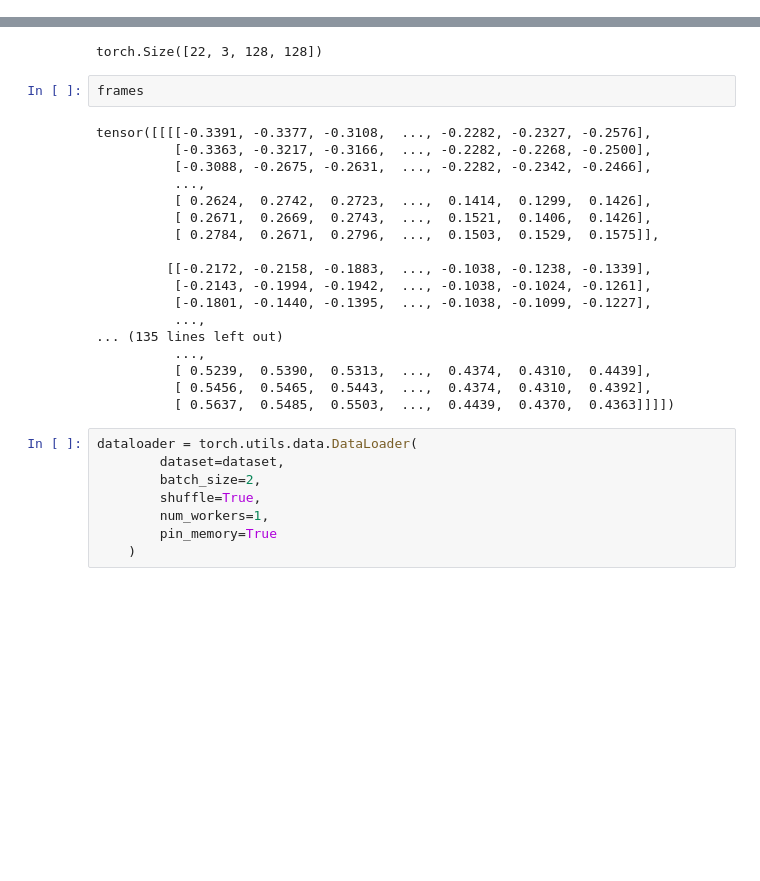
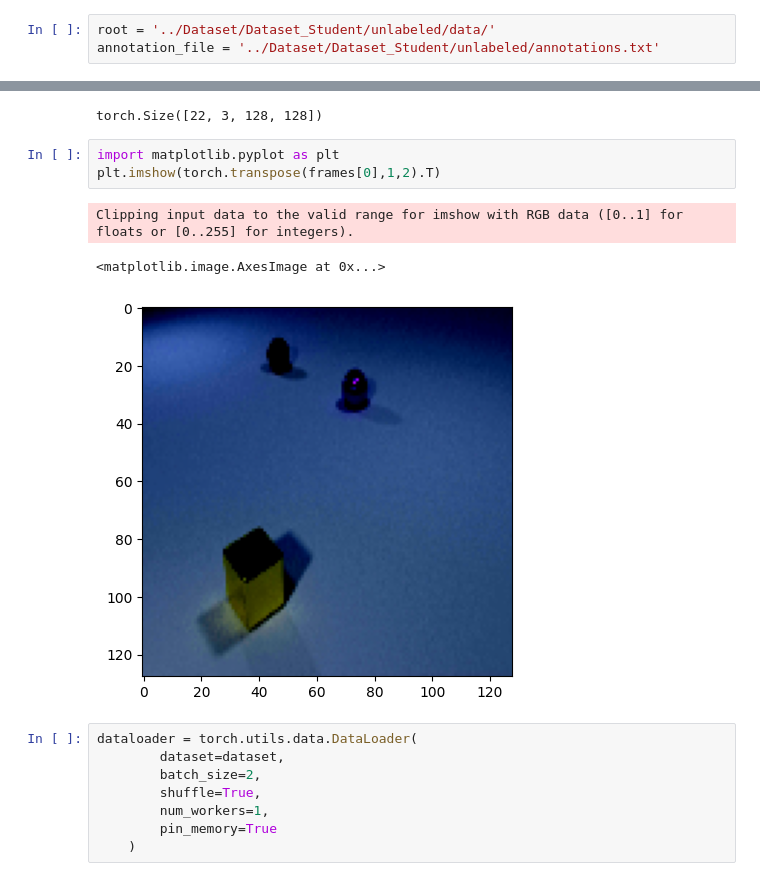
Before and after one commit to gbugli/DL_project_2023, a Jupyter notebook: temp.ipynb, the cells around one changed output, grey strips where cells are left out. Saved outputs shown, nothing was run; the diff lists cells and outputs as text; blank space fills up the shorter version.

```diff
--- a/temp.ipynb
+++ b/temp.ipynb
@@ -19,6 +22,9 @@ Requirement already satisfied: einops in /Users/luiginoto/opt/miniconda3/envs/pD
 # %%
 root = '/Users/luiginoto/Downloads/Dataset_Student/unlabeled/data/'
 annotation_file = '/Users/luiginoto/Downloads/Dataset_Student/unlabeled/annotations.txt'
+# %%
+root = '../Dataset/Dataset_Student/unlabeled/data/'
+annotation_file = '../Dataset/Dataset_Student/unlabeled/annotations.txt'
 # %%
 # transform_train = transforms.Compose([
 #     #transforms.RandomCrop(32, padding=4),
@@ -52,26 +58,13 @@ frames = sample[0]
 frames.shape
 # %% [output]
 torch.Size([22, 3, 128, 128])
-# %%
-frames
-# %% [output]
-tensor([[[[-0.3391, -0.3377, -0.3108,  ..., -0.2282, -0.2327, -0.2576],
-          [-0.3363, -0.3217, -0.3166,  ..., -0.2282, -0.2268, -0.2500],
-          [-0.3088, -0.2675, -0.2631,  ..., -0.2282, -0.2342, -0.2466],
-          ...,
-          [ 0.2624,  0.2742,  0.2723,  ...,  0.1414,  0.1299,  0.1426],
-          [ 0.2671,  0.2669,  0.2743,  ...,  0.1521,  0.1406,  0.1426],
-          [ 0.2784,  0.2671,  0.2796,  ...,  0.1503,  0.1529,  0.1575]],
-
-         [[-0.2172, -0.2158, -0.1883,  ..., -0.1038, -0.1238, -0.1339],
-          [-0.2143, -0.1994, -0.1942,  ..., -0.1038, -0.1024, -0.1261],
-          [-0.1801, -0.1440, -0.1395,  ..., -0.1038, -0.1099, -0.1227],
-          ...,
-... (135 lines left out)
-          ...,
-          [ 0.5239,  0.5390,  0.5313,  ...,  0.4374,  0.4310,  0.4439],
-          [ 0.5456,  0.5465,  0.5443,  ...,  0.4374,  0.4310,  0.4392],
-          [ 0.5637,  0.5485,  0.5503,  ...,  0.4439,  0.4370,  0.4363]]]])
+# %%
+import matplotlib.pyplot as plt
+plt.imshow(torch.transpose(frames[0],1,2).T)
+# %% [output]
+Clipping input data to the valid range for imshow with RGB data ([0..1] for floats or [0..255] for integers).
+<matplotlib.image.AxesImage at 0x...>
+[figure, added]
 # %%
 dataloader = torch.utils.data.DataLoader(
         dataset=dataset,
```
Also changed, not shown: parts of 19 cells of this notebook, 1 other file.
